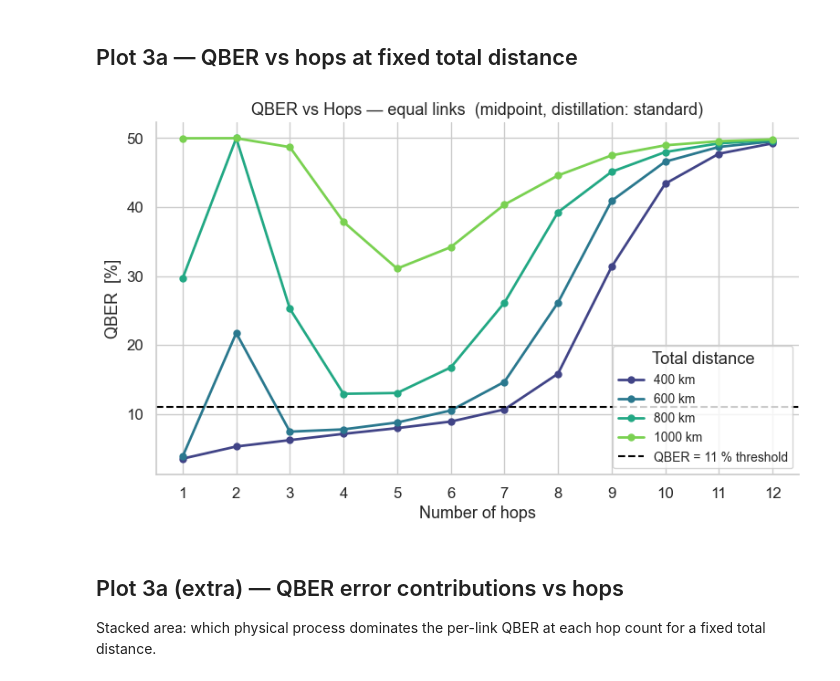
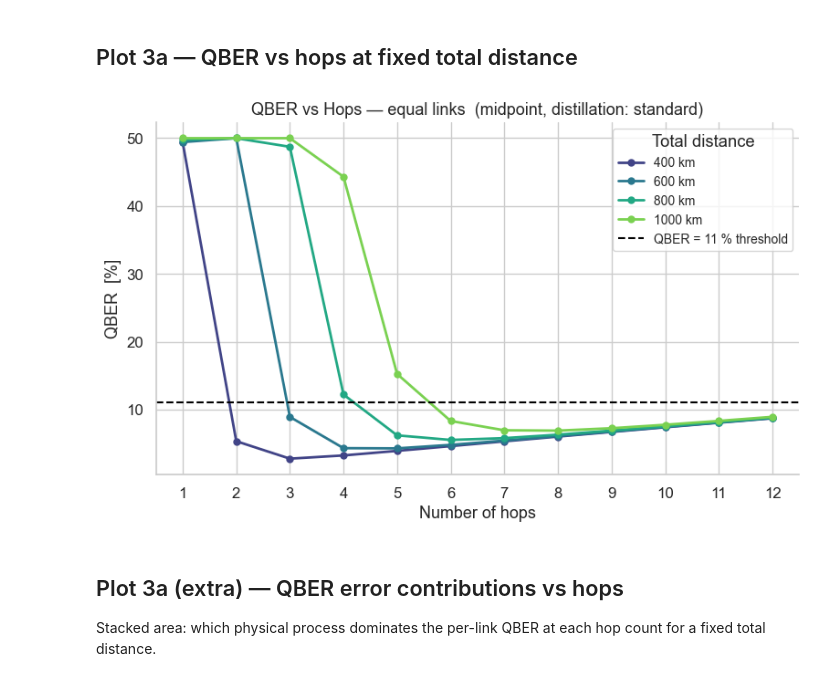
Before and after one commit to lucamar91/qkd_networks, a Jupyter notebook: analysis_plots_dist.ipynb, the cells around one changed output. Drawn from its saved outputs; the diff is of its cells as text; code cells hidden in the pictures.

```diff
--- a/analysis_plots_dist.ipynb
+++ b/analysis_plots_dist.ipynb
@@ -553,7 +607,9 @@ def plot_qber_vs_hops_fixed_dist(
         distances_km=(400, 600, 800, 1000),
         max_hops=12,
         architecture='midpoint',
-        distillation_type=None):
+        distillation_type=None,
+        distillation_time='before_swap',
+        distillation_level=1):
     """
     QBER vs hops for several fixed total distances (synthetic equal-hop paths).
 
@@ -568,36 +624,36 @@ def plot_qber_vs_hops_fixed_dist(
     QBER_THRESHOLD = 0.11
     hop_range = range(1, max_hops + 1)
     palette   = sns.color_palette('viridis', len(distances_km))
 
     fig, ax = plt.subplots(figsize=(8, 5))
     for dist_km, colour in zip(distances_km, palette):
         qbers = [
-            _synthetic_qber(params, dist_km, h, architecture, distillation_type) * 100
+            _synthetic_qber(params, dist_km, h, architecture, distillation_type, distillation_time, distillation_level) * 100
             for h in hop_range
         ]
         ax.plot(list(hop_range), qbers, marker='o', linewidth=2,
                 color=colour, markersize=5, label=f'{dist_km} km')
 
     ax.axhline(QBER_THRESHOLD * 100, color='black', linewidth=1.5,
                linestyle='--', label='QBER = 11 % threshold')
     ax.set_xlabel('Number of hops', fontsize=13)
     ax.set_ylabel('QBER  [%]', fontsize=13)
     dist_str = distillation_type if distillation_type else 'none'
     ax.set_title(
         f'QBER vs Hops — equal links  ({architecture}, distillation: {dist_str})',
         fontsize=13)
     ax.set_xticks(list(hop_range))
     ax.legend(title='Total distance', frameon=True, fontsize=10)
     ax.set_xlim(0.5, max_hops + 0.5)
     sns.despine()
     plt.tight_layout()
     plt.savefig(f"plots/plot3a_qber_vs_hops_fixed_dist_{distillation_type}.pdf", bbox_inches='tight')
     plt.show()
 
 
-plot_qber_vs_hops_fixed_dist(params, distillation_type='standard')
+plot_qber_vs_hops_fixed_dist(params, distillation_type='standard', distillation_time='before_swap', distillation_level=4)
 # %% [output]
-[figure, old version]
+[figure, new version]
 # %% [markdown]
 ## Plot 3a (extra) — QBER error contributions vs hops
 
```
Also changed, not shown: parts of 9 cells of this notebook, 3 other files.
